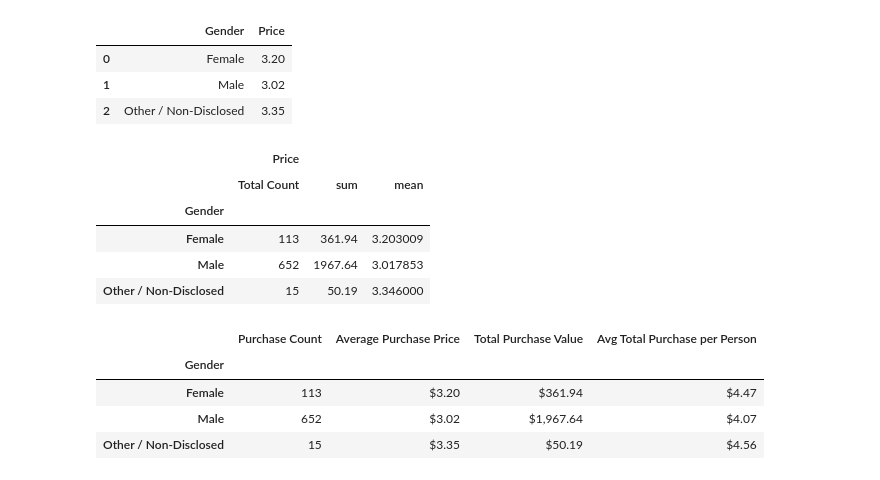
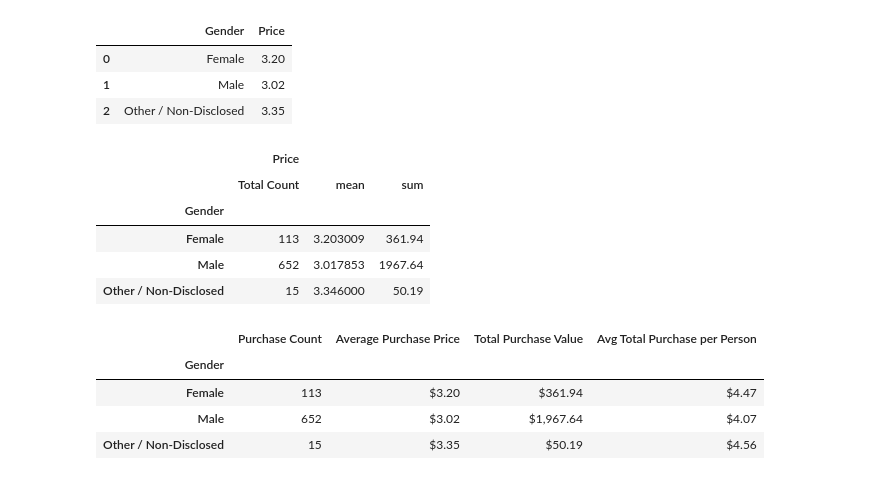
Before and after one commit to maylacdao/pandas-heroes-of-pymoli-analysis, a Jupyter notebook: analysis/HeroesOfPymoli_starter.ipynb, the cells around one changed output. Drawn from its saved outputs; the diff is of its cells as text; code cells hidden in the pictures.

```diff
--- a/analysis/HeroesOfPymoli_starter.ipynb
+++ b/analysis/HeroesOfPymoli_starter.ipynb
@@ -206,15 +206,15 @@ mean_purchase_price
 | 1 | Male | 3.02 |
 | 2 | Other / Non-Disclosed | 3.35 |
 # %%
-df = renamed_data.groupby(["Gender"]).agg({"Price":['count','sum','mean']}).rename(columns={"count":"Total Count",})
+df = renamed_data.groupby(["Gender"]).agg({"Price":['count','mean','sum']}).rename(columns={"count":"Total Count",})
 df
 # %% [output]
 |  | Price |  |  |
-|  | Total Count | sum | mean |
+|  | Total Count | mean | sum |
 | Gender |  |  |  |
-| Female | 113 | 361.94 | 3.203009 |
-| Male | 652 | 1967.64 | 3.017853 |
-| Other / Non-Disclosed | 15 | 50.19 | 3.346000 |
+| Female | 113 | 3.203009 | 361.94 |
+| Male | 652 | 3.017853 | 1967.64 |
+| Other / Non-Disclosed | 15 | 3.346000 | 50.19 |
 # %%
 def puchase_by_gender():
     #obtain values needed
```
